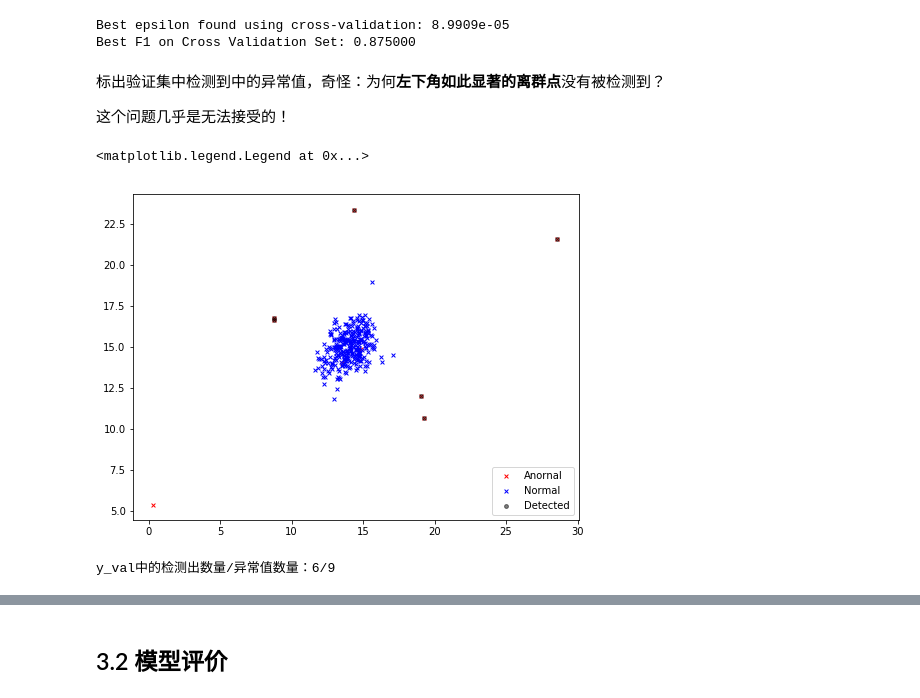
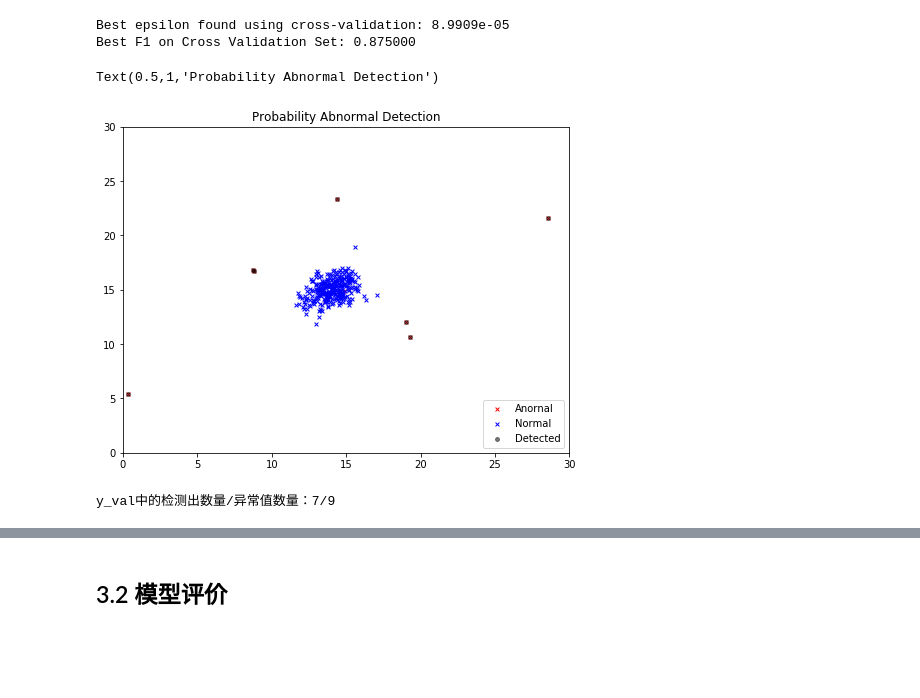
Before and after one commit to Frank2015a/machine_learning_practice, a Jupyter notebook: 04_AnomalyDetection/Anornal.ipynb, the cells around one changed output, grey strips where cells are left out. Drawn from its saved outputs; the diff is of its cells as text; code cells hidden in the pictures; blank space fills up the shorter version.

```diff
--- a/04_AnomalyDetection/Anornal.ipynb
+++ b/04_AnomalyDetection/Anornal.ipynb
@@ -182,26 +194,24 @@ p_val = multivariate_gaussian(X_val, mu, sigma2) #根据训练集的概率分布
 # %%
-epsilon, f1 = select_threshold(y_val, p_val)     # 搜索选择合适的概率阈值
-print('Best epsilon found using cross-validation: {:0.4e}'.format(epsilon))
-print('Best F1 on Cross Validation Set: {:0.6f}'.format(f1))
+epsilon_0, f1_0 = select_threshold(y_val, p_val)     # 搜索选择合适的概率阈值
+print('Best epsilon found using cross-validation: {:0.4e}'.format(epsilon_0))
+print('Best F1 on Cross Validation Set: {:0.6f}'.format(f1_0))
 # %% [output]
 Best epsilon found using cross-validation: 8.9909e-05
 Best F1 on Cross Validation Set: 0.875000
-# %% [markdown]
-标出验证集中检测到中的异常值，奇怪：为何**左下角如此显著的离群点**没有被检测到？
-
-这个问题几乎是无法接受的！
 # %%
 plt.figure(figsize=(8,6))
+plt.axis([0, 30, 0, 30])
 plt.scatter(X_val[y_val==1, 0], X_val[y_val==1, 1], c='r', marker='x', s=15, linewidth=1)
 plt.scatter(X_val[y_val==0, 0], X_val[y_val==0, 1], c='b', marker='x', s=15, linewidth=1)
-plt.scatter(X_val[p < epsilon, 0], X_val[p < epsilon, 1], c='k', marker='o', s=15, linewidth=1, alpha=0.5)
+plt.scatter(X_val[p_val < epsilon_0, 0], X_val[p_val < epsilon_0, 1], c='k', marker='o', s=15, linewidth=1, alpha=0.5)
 plt.legend(['Anornal','Normal','Detected'], loc='lower right')
+plt.title('Probability Abnormal Detection')
 # %% [output]
-<matplotlib.legend.Legend at 0x...>
+Text(0.5,1,'Probability Abnormal Detection')
-[figure, old version]
+[figure, new version]
 # %%
 n_anornal = sum(y_val==1)
-n_detected = sum(p < epsilon)
+n_detected = sum(p_val < epsilon_0)
 print('y_val中的检测出数量/异常值数量：{}/{}'.format(n_detected,n_anornal))
 # %% [output]
-y_val中的检测出数量/异常值数量：6/9
+y_val中的检测出数量/异常值数量：7/9
```
Also changed, not shown: parts of 19 cells of this notebook.
